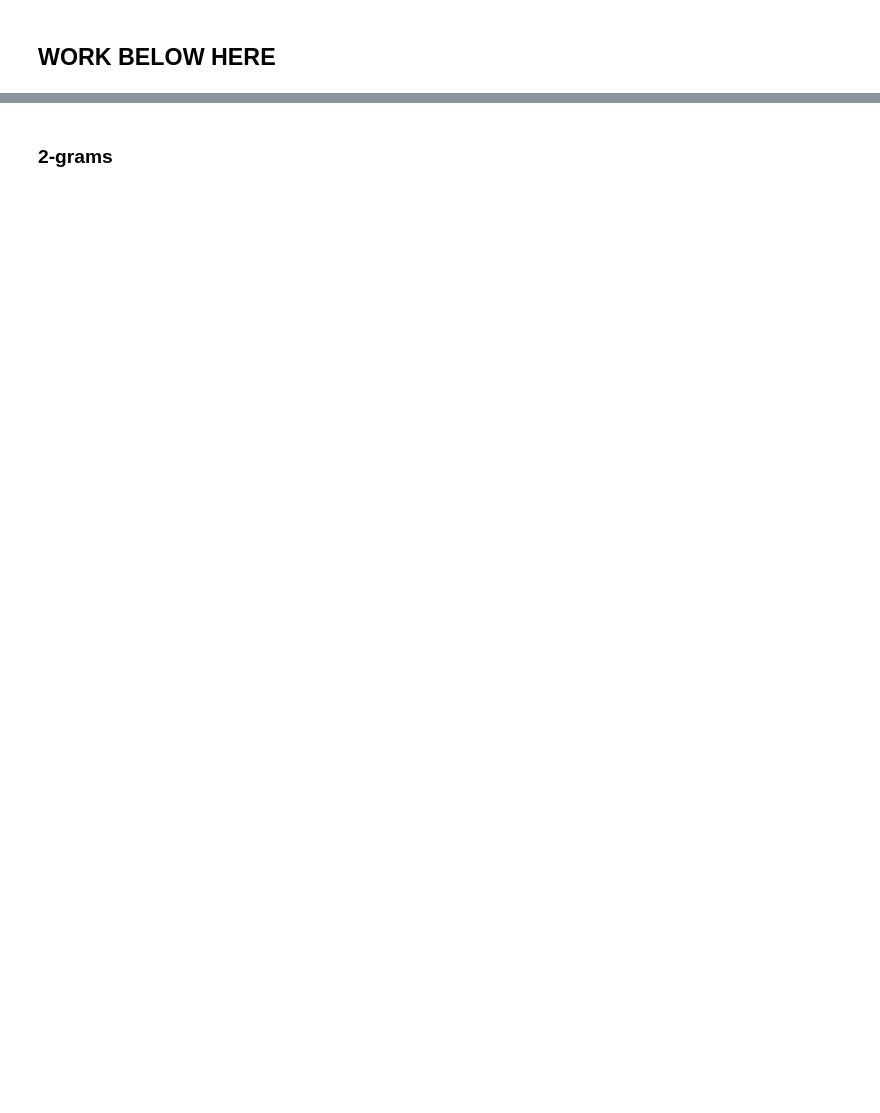
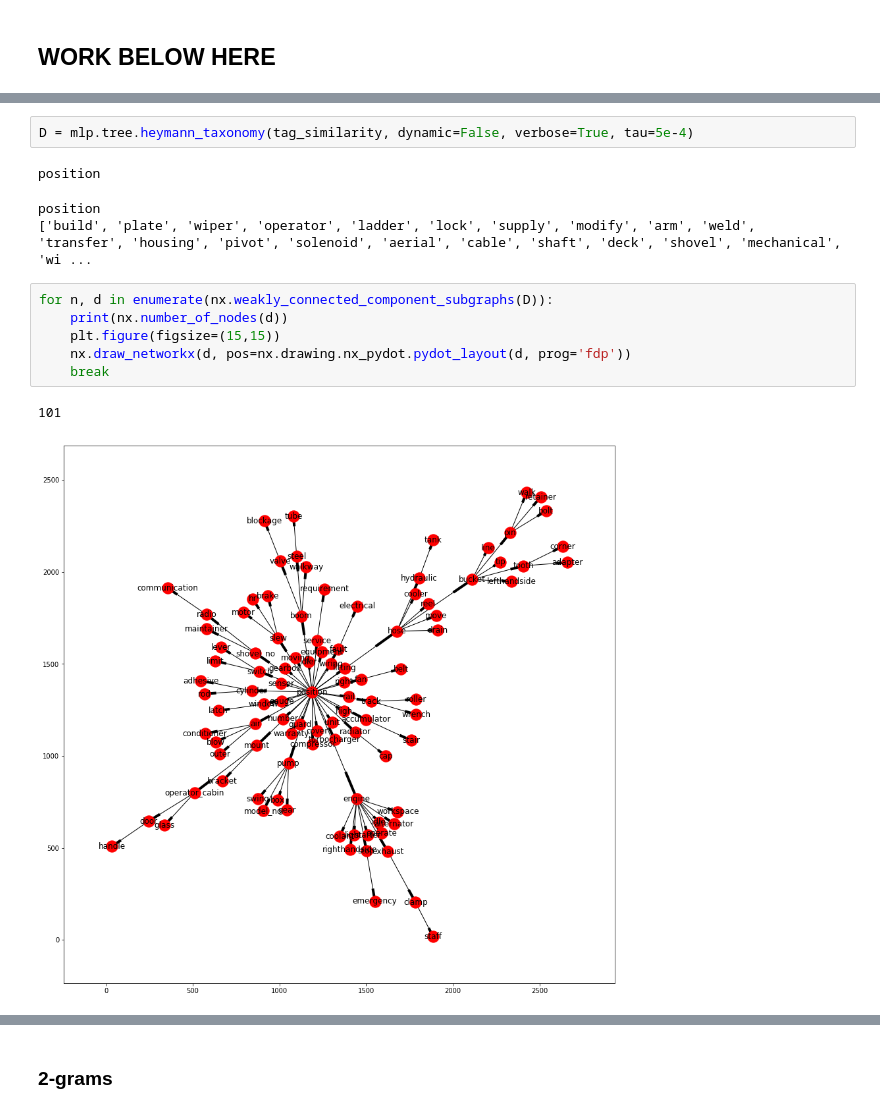
Before and after one commit to usnistgov/nestor, a Jupyter notebook: docs/case_studies/mine_case_study.ipynb, the cells around one changed output, grey strips where cells are left out. Cells and saved outputs as stored; diff of their text form; blank space fills up the shorter version.

```diff
--- a/docs/case_studies/mine_case_study.ipynb
+++ b/docs/case_studies/mine_case_study.ipynb
@@ -169,0 +179,15 @@ ValueError: day is out of range for month
+# %%
+D = mlp.tree.heymann_taxonomy(tag_similarity, dynamic=False, verbose=True, tau=5e-4)
+# %% [output]
+position
+position
+['build', 'plate', 'wiper', 'operator', 'ladder', 'lock', 'supply', 'modify', 'arm', 'weld', 'transfer', 'housing', 'pivot', 'solenoid', 'aerial', 'cable', 'shaft', 'deck', 'shovel', 'mechanical', 'wi ...
+# %%
+for n, d in enumerate(nx.weakly_connected_component_subgraphs(D)):
+    print(nx.number_of_nodes(d))
+    plt.figure(figsize=(15,15))
+    nx.draw_networkx(d, pos=nx.drawing.nx_pydot.pydot_layout(d, prog='fdp'))
+    break
+# %% [output]
+101
+[figure, added]
```
Also changed, not shown: parts of 23 cells of this notebook, 5 other files.
